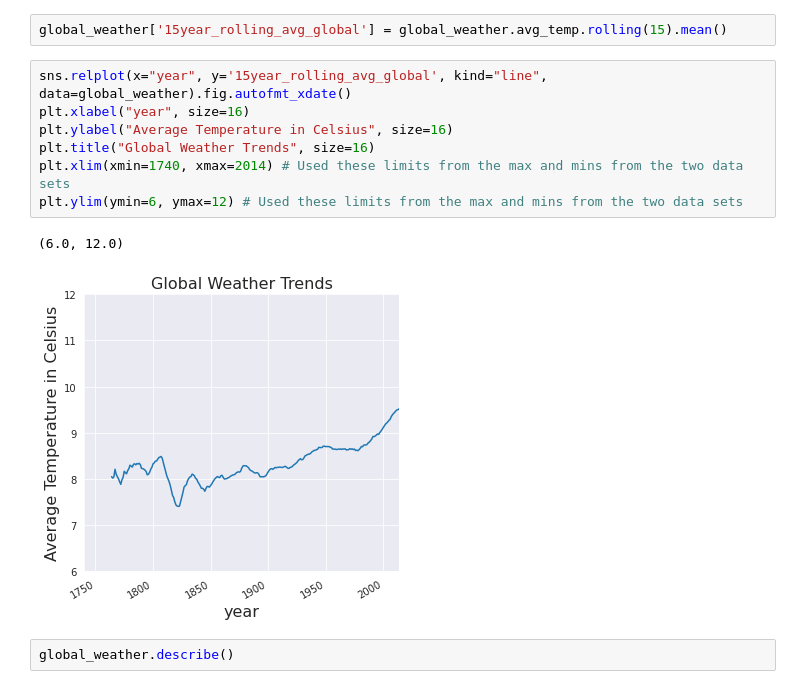
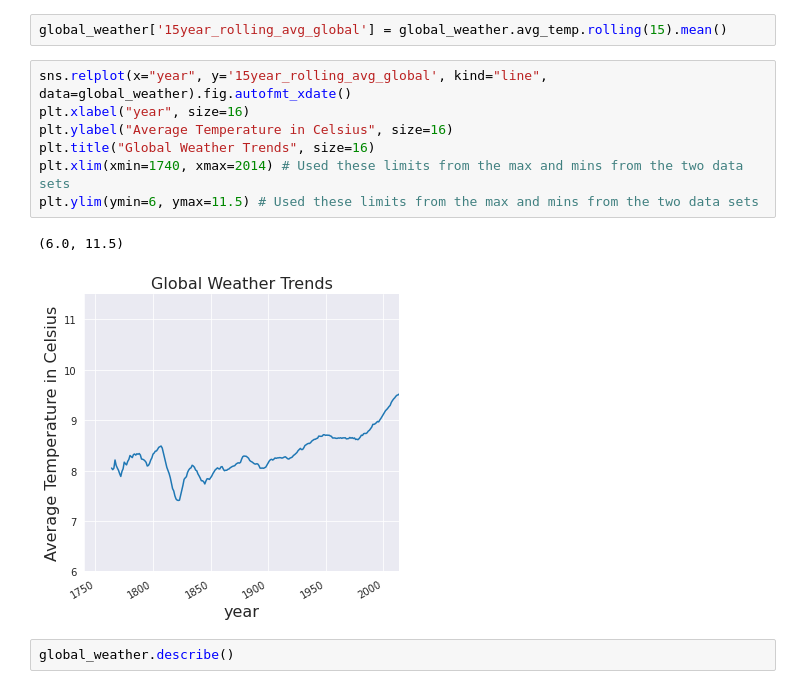
Before and after one commit to freedom-780/Weather_trends, a Jupyter notebook: Weather_project.ipynb, the cells around one changed output. Cells and saved outputs as stored; diff of their text form.

```diff
--- a/Weather_project.ipynb
+++ b/Weather_project.ipynb
@@ -188,13 +185,13 @@ global_weather['15year_rolling_avg_global'] = global_weather.avg_temp.rolling(15
 # %%
 sns.relplot(x="year", y='15year_rolling_avg_global', kind="line", data=global_weather).fig.autofmt_xdate()
 plt.xlabel("year", size=16)
 plt.ylabel("Average Temperature in Celsius", size=16)
 plt.title("Global Weather Trends", size=16)
 plt.xlim(xmin=1740, xmax=2014) # Used these limits from the max and mins from the two data sets
-plt.ylim(ymin=6, ymax=12) # Used these limits from the max and mins from the two data sets
+plt.ylim(ymin=6, ymax=11.5) # Used these limits from the max and mins from the two data sets
 # %% [output]
-(6.0, 12.0)
+(6.0, 11.5)
-[figure, old version]
+[figure, new version]
 # %%
 global_weather.describe()
 # %% [output]
```
Also changed, not shown: parts of 12 cells of this notebook.
